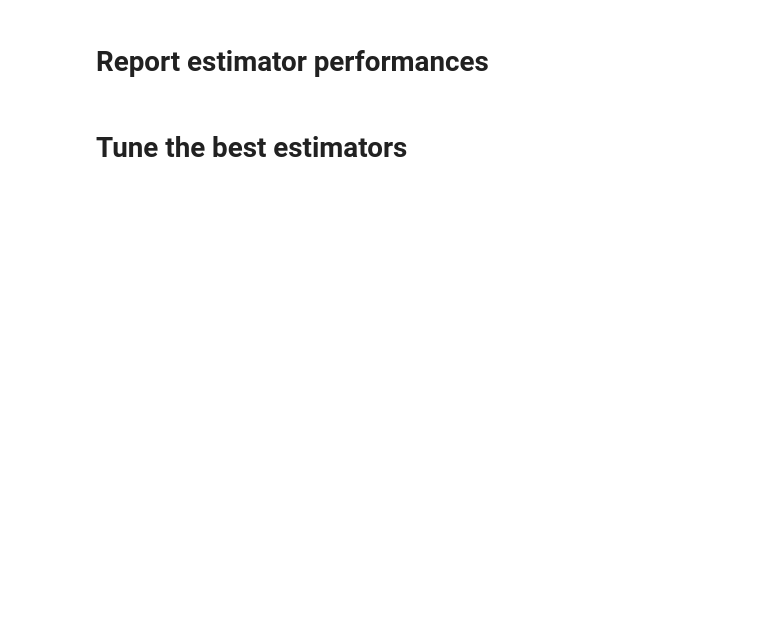
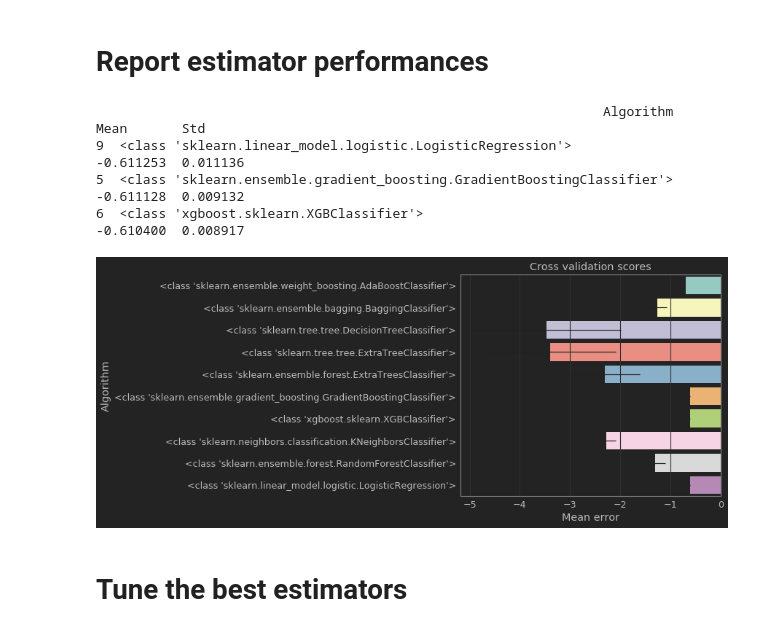
Before and after one commit to arpheno/machine_learning, a Jupyter notebook: classification_template.ipynb, the cells around one changed output. Cells and saved outputs as stored; diff of their text form; code cells hidden in the pictures; blank space fills up the shorter version.

Commit message:
Added XGBClassifier

```diff
--- a/classification_template.ipynb
+++ b/classification_template.ipynb
@@ -44,9 +46,9 @@ from swozny_ml import benchmark_models, tune_params
 # %% [markdown]
 # Config
 # %%
-filename = 'data.csv'
+filename = 'datasets/kobe_preprocessed.csv'
 index = 'shot_id'
 target = 'shot_made_flag'
 prediction_params = ['Angle', 'Distance']
-scoring = 'accuracy'
+scoring = 'neg_log_loss'
 voting = 'soft'
@@ -56,0 +57,3 @@ print(data.head())
+# %%
+data = pd.read_csv(filename, index_col=index)
+print(data.head())
@@ -58,10 +79,10 @@ print(data.head())
 # Prepare data
 # %%
 training_cond = data[target].notnull()
-X_train = data[training_cond][prediction_params]
+X_train = data[training_cond].drop(target,axis=1)#[prediction_params]
 y_train = data[training_cond][target]
 # %% [markdown]
 # Benchmark different estimators
 # %%
 classifiers = [estimator for estimator in params if "Classifier" in estimator.__name__] + [LogisticRegression]
-benchmark = benchmark_models(classifiers, X_train, y_train, scoring='accuracy')
+benchmark = benchmark_models(classifiers, X_train, y_train, scoring=scoring)
@@ -68,9 +105,15 @@ benchmark = benchmark_models(classifiers, X_train, y_train, scoring='accuracy')
 # %% [markdown]
 # Report estimator performances
 # %%
-considered_algorithms = benchmark.sort_values('Mean').tail(5)
 plot_benchmark(benchmark)
+considered_algorithms = benchmark.sort_values('Mean').tail(3)
 print(considered_algorithms)
+# %% [output]
+                                                                 Algorithm      Mean       Std
+9  <class 'sklearn.linear_model.logistic.LogisticRegression'>              -0.611253  0.011136
+5  <class 'sklearn.ensemble.gradient_boosting.GradientBoostingClassifier'> -0.611128  0.009132
+6  <class 'xgboost.sklearn.XGBClassifier'>                                 -0.610400  0.008917
+[figure, added]
 # %% [markdown]
 # Tune the best estimators
 # %%
```
Also changed, not shown: parts of 12 cells of this notebook, 6 other files.
